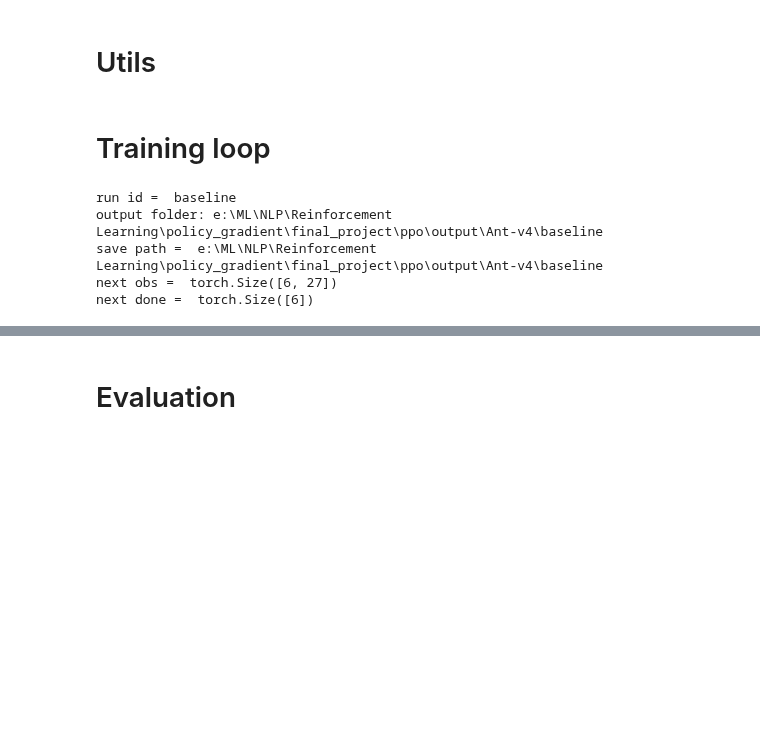
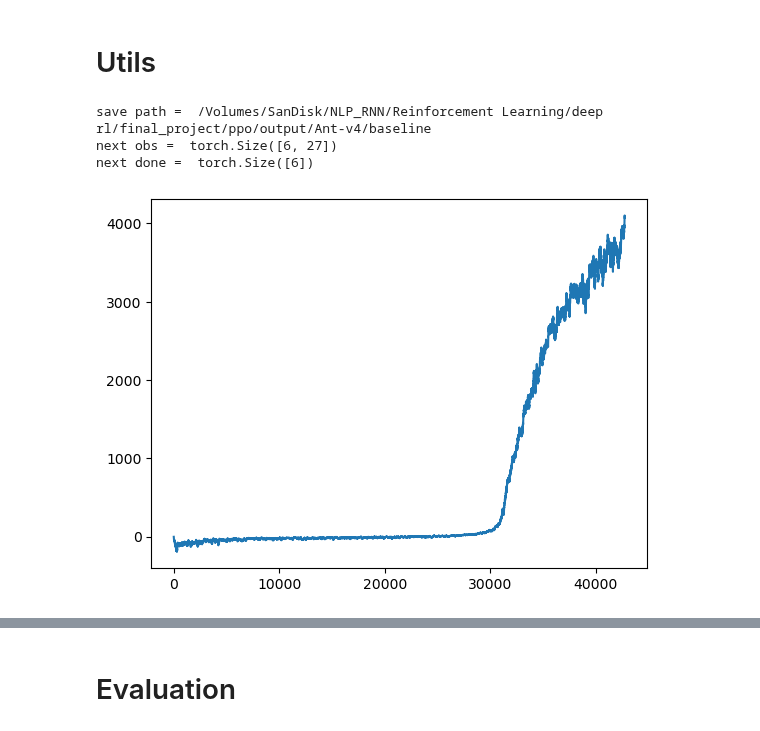
Before and after one commit to jameskn30/NLP_RNN, a Jupyter notebook: Reinforcement Learning/deep rl/final_project/ppo/ant.ipynb, the cells around one changed output, grey strips where cells are left out. Saved outputs shown, nothing was run; the diff lists cells and outputs as text; code cells hidden in the pictures; blank space fills up the shorter version.

```diff
--- a/Reinforcement Learning/deep rl/final_project/ppo/ant.ipynb
+++ b/Reinforcement Learning/deep rl/final_project/ppo/ant.ipynb
@@ -221,16 +256,15 @@ def evaluate(agent, episodes = 10):
-# %% [markdown]
-# Training loop
 # %%
 def tune(envs, agent, optimizer, num_steps, num_envs, device,
          num_iterations = 1000, update_epochs = 10,
-         label = 'test', plot_udpate_freq = 10, history = None):
+         label = 'baseline', plot_update_freq = 10, history = None):
 
     # label = str(uuid.uuid4()).split('-')[0]
     agent.to(device)
 
-    print('run id = ', label)
     SAVE_PATH = os.path.join(OUTPUT, label)
     FIG_SAVE_PATH = os.path.join(SAVE_PATH, 'plot.png')
+    HISTORY_SAVE_PATH = os.path.join(SAVE_PATH, 'history.pickle')
+
     if os.path.exists(SAVE_PATH) == False:
         print(f'output folder: {SAVE_PATH}')
         os.makedirs(SAVE_PATH)
@@ -268,11 +302,13 @@ def tune(envs, agent, optimizer, num_steps, num_envs, device,
 
     for iter in loop:
 
+        if iter % plot_update_freq == 0:
+            loop.set_description(f"avg_reward = {np.mean(reward_window):.2f}, best_score = {best_score}, episode_count = {len(history['reward'])}")
+            plot(history, save_path = FIG_SAVE_PATH)
+            pickle_dump(history, HISTORY_SAVE_PATH)
+
         #ROLLOUT phase
         #M is max steps
-        if iter % plot_udpate_freq == 0:
-            plot(history, save_path=FIG_SAVE_PATH)
-
         for step in range(M):
             global_step += N
 
@@ -308,7 +344,6 @@ def tune(envs, agent, optimizer, num_steps, num_envs, device,
                         reward_window.append(reward)
                         avg_reward = np.mean(reward_window)
                         history['reward'].append(avg_reward)
-                        loop.set_description(f"reward = {avg_reward:.2f}, global_step = {global_step}, best_score = {best_score:.2f}, loss={loss:.2f}")
 
                         if best_score < avg_reward:
                             best_score = avg_reward
@@ -405,29 +440,31 @@ def tune(envs, agent, optimizer, num_steps, num_envs, device,
                 nn.utils.clip_grad_norm_(agent.parameters(), MAX_GRAD_NORM)
                 optimizer.step()
 
+
     torch.save(agent, os.path.join(SAVE_PATH, 'ppo.final.torch'))
     plot(history, show=True, save_path=FIG_SAVE_PATH)
 
-    with open(os.path.join(SAVE_PATH, 'history.pickle'), 'wb') as file:
-        pickle.dump(history, file)
+    pickle_dump(history, HISTORY_SAVE_PATH)
+
+    return history
 # %%
 # Create env
 envs = gym.vector.AsyncVectorEnv(
     [lambda : make_env(gamma= 0.99, **ENV_ARGS) for _ in range(NUM_ENVS)]
 )
 #check to make sure this is continous action
 assert isinstance(envs.single_action_space, gym.spaces.Box), 'Only continous action is supported'
 
 agent = Agent(envs)
 optimizer = torch.optim.Adam(agent.parameters(), lr = 1e-4, eps = 1e-5)
 
 M = NUM_STEPS
 N = NUM_ENVS
+num_iterations = 1000
 
-tune(envs, agent, optimizer, NUM_STEPS, NUM_ENVS, device=  DEVICE, num_iterations=1000, label = 'baseline')
+tune(envs, agent, optimizer, NUM_STEPS, NUM_ENVS, device=  DEVICE, num_iterations=num_iterations, label = 'baseline', plot_update_freq=5)
 # %% [output]
-run id =  baseline
-output folder: e:\ML\NLP\Reinforcement Learning\policy_gradient\final_project\ppo\output\Ant-v4\baseline
-save path =  e:\ML\NLP\Reinforcement Learning\policy_gradient\final_project\ppo\output\Ant-v4\baseline
+save path =  /Volumes/SanDisk/NLP_RNN/Reinforcement Learning/deep rl/final_project/ppo/output/Ant-v4/baseline
 next obs =  torch.Size([6, 27])
 next done =  torch.Size([6])
+[figure, added]
```
Also changed, not shown: parts of 9 cells of this notebook, 4 other files.
